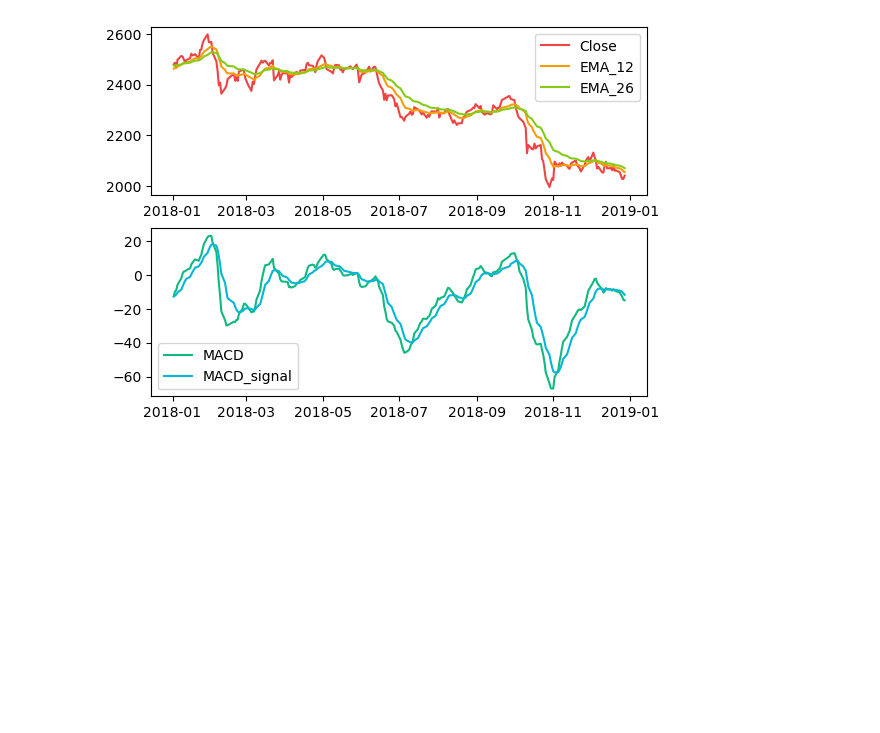
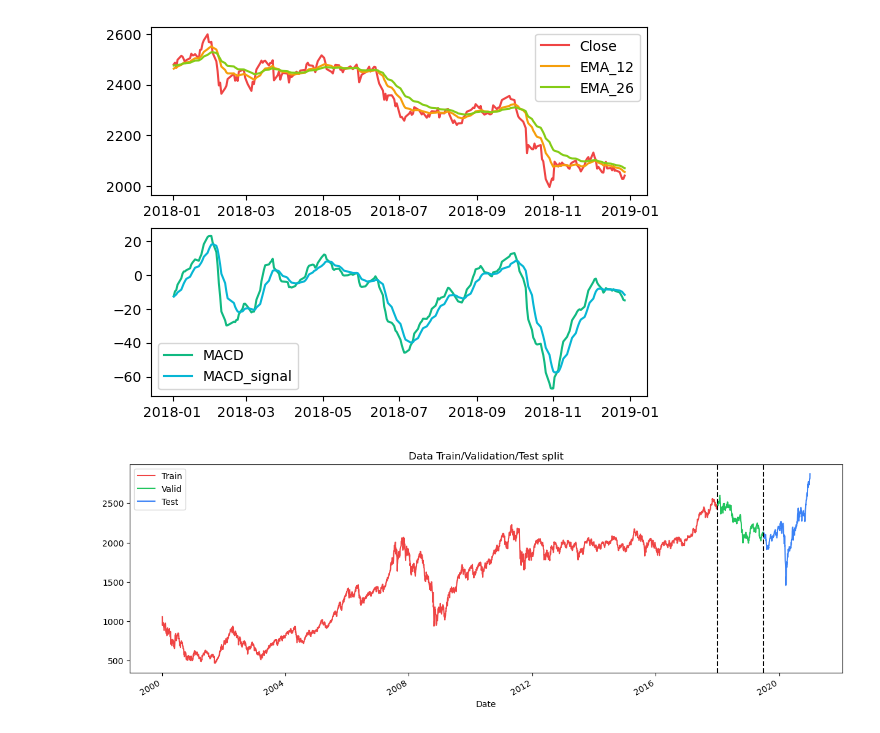
Before and after one commit to Thinline20/AI-Final, a Jupyter notebook: projects/lib/Preprocess.ipynb, the cells around one changed output. Drawn from its saved outputs; the diff is of its cells as text; code cells hidden in the pictures; blank space fills up the shorter version.

```diff
--- a/projects/lib/Preprocess.ipynb
+++ b/projects/lib/Preprocess.ipynb
@@ -208,3 +148,18 @@ axs[1].legend()
 fig.set_size_inches(20, 10, forward=True)
 # %% [output]
 [figure]
+# %%
+train_df = df.loc[df.index < "2018-01-01"].copy()
+valid_df = df.loc[("2018-01-01" <= df.index) & (df.index < "2019-07-01")].copy()
+test_df = df.loc[("2019-07-01" <= df.index) & (df.index < "2021-01-01")].copy()
+# %%
+fig, ax = plt.subplots(figsize=(15, 5))
+train_df.Close.plot(ax=ax, color=color_pal[0], label="Train", title="Data Train/Validation/Test split")
+valid_df.Close.plot(ax=ax, color=color_pal[5], label="Valid")
+test_df.Close.plot(ax=ax, color=color_pal[10], label="Test")
+ax.axvline("2018-01-01", color="black", ls="--")
+ax.axvline("2019-07-01", color="black", ls="--")
+plt.legend()
+plt.show()
+# %% [output]
+[figure, added]
```
Also changed, not shown: parts of 20 cells of this notebook.
